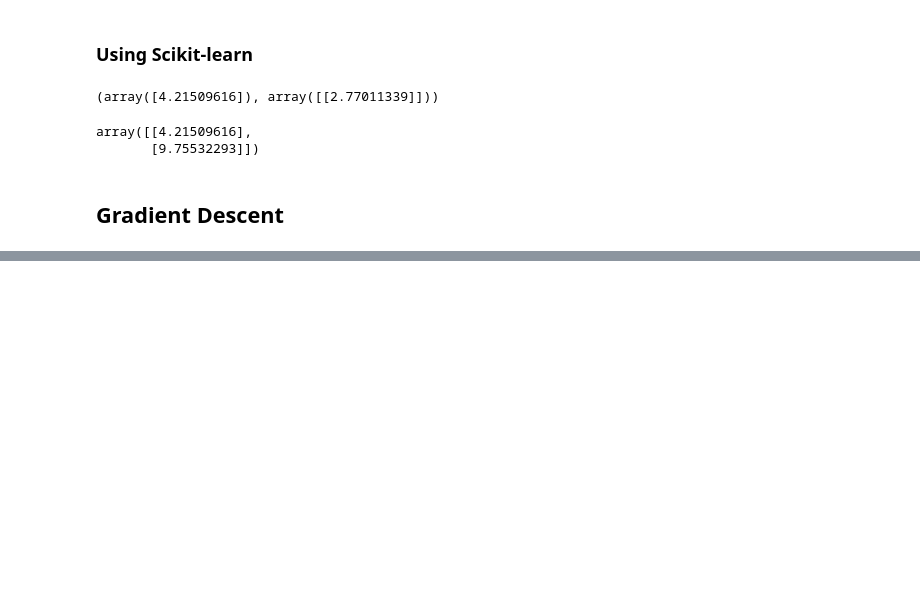
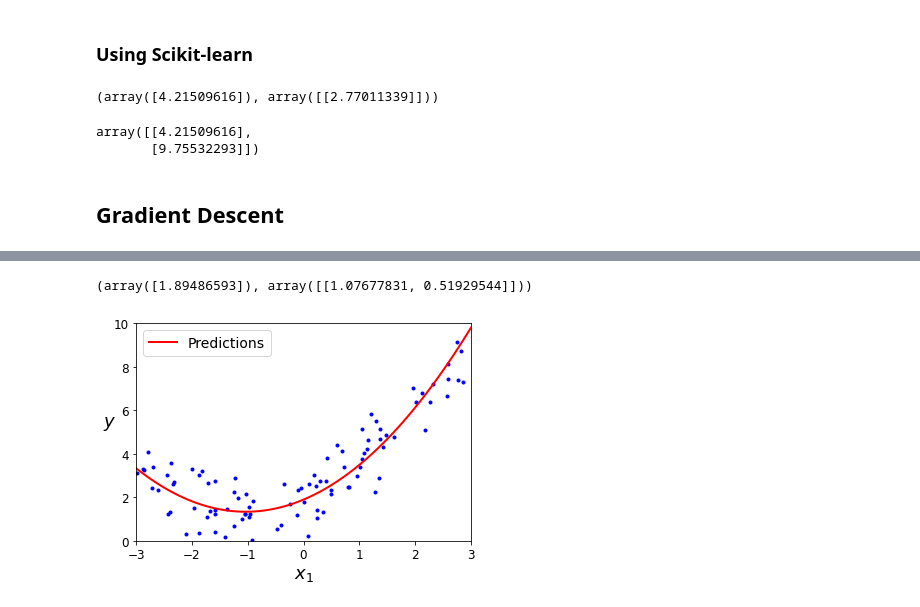
Before and after one commit to wszczawinski/handson-ml-exercises, a Jupyter notebook: 4 - Training Models.ipynb, the cells around one changed output, grey strips where cells are left out. Saved outputs shown, nothing was run; the diff lists cells and outputs as text; code cells hidden in the pictures; blank space fills up the shorter version.

```diff
--- a/4 - Training Models.ipynb
+++ b/4 - Training Models.ipynb
@@ -76,0 +154,20 @@ array([[4.21509616],
+# %%
+lin_reg = LinearRegression()
+lin_reg.fit(X_poly, y)
+lin_reg.intercept_, lin_reg.coef_
+# %% [output]
+(array([1.89486593]), array([[1.07677831, 0.51929544]]))
+# %%
+X_new = np.linspace(-3, 3, 100).reshape(100, 1)
+X_new_poly = poly_features.transform(X_new)
+y_new = lin_reg.predict(X_new_poly)
+
+plt.plot(X, y, "b.")
+plt.plot(X_new, y_new, "r-", linewidth=2, label="Predictions")
+plt.xlabel("$x_1$", fontsize=18)
+plt.ylabel("$y$", rotation=0, fontsize=18)
+plt.legend(loc="upper left", fontsize=14)
+plt.axis([-3, 3, 0, 10])
+plt.show()
+# %% [output]
+[figure, added]
```
Also changed, not shown: parts of 17 cells of this notebook.
